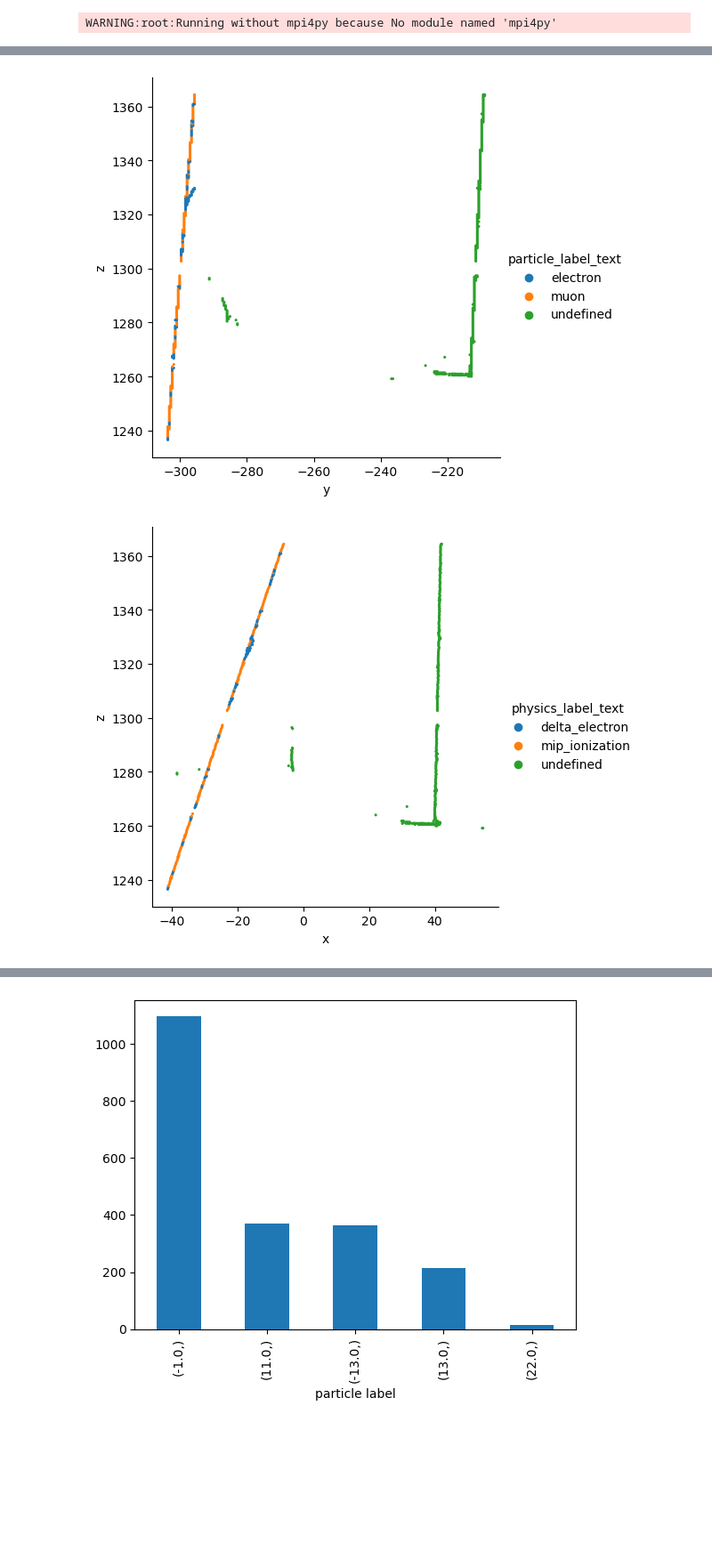
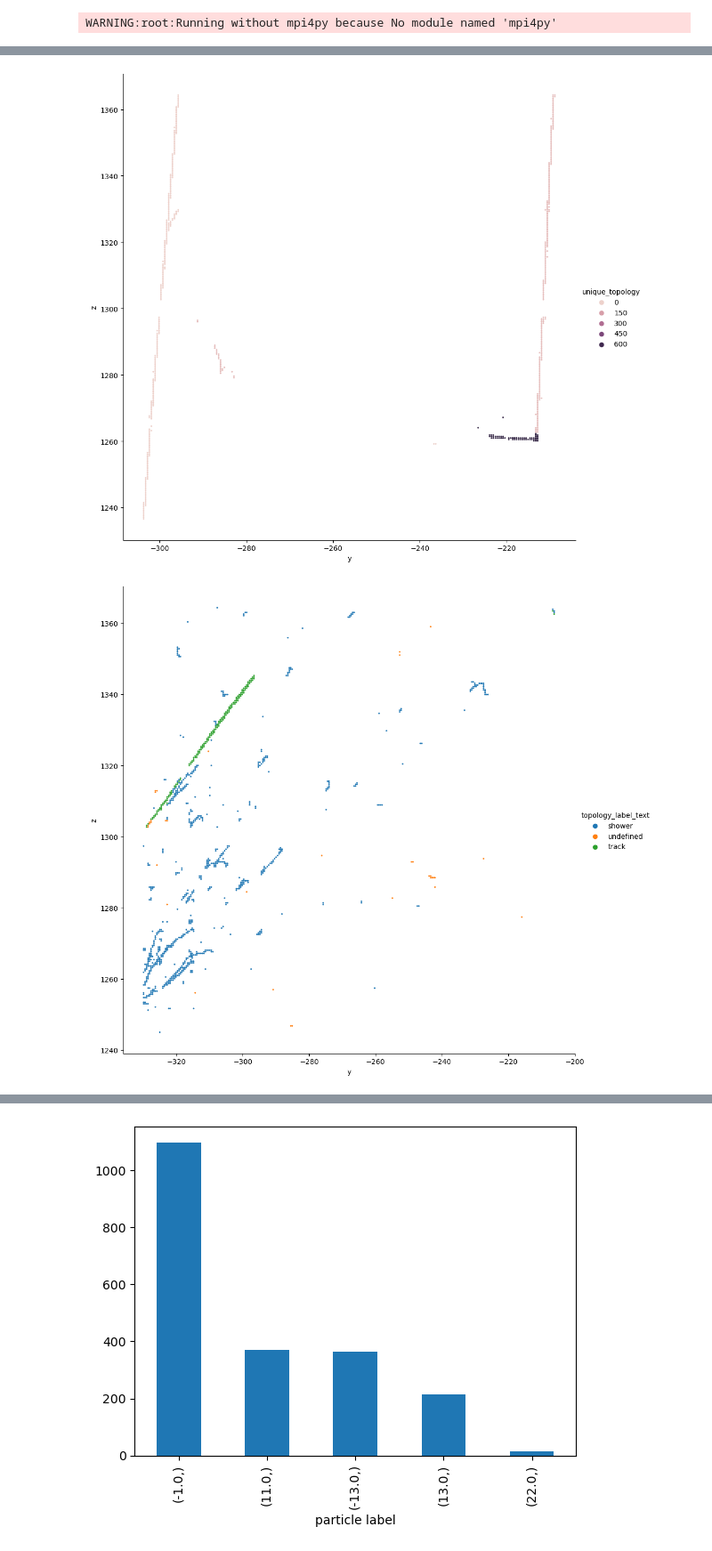
Before and after one commit to Neutron-Calibration-in-DUNE/ArrakisND, a Jupyter notebook: notebooks/test_arrakis.ipynb, the cells around one changed output, grey strips where cells are left out. Shown at 89% size. Drawn from its saved outputs; the diff is of its cells as text; code cells hidden in the pictures; blank space fills up the shorter version.

Commit message:
iterating on labels/logic design.  Made some progress on shower labeling, but it still needs work

```diff
--- a/notebooks/test_arrakis.ipynb
+++ b/notebooks/test_arrakis.ipynb
@@ -13,7 +13,7 @@ WARNING:root:Running without mpi4py because No module named 'mpi4py'
 # %%
 arr = np.load('../test.npz.arrakis_nd.npz', allow_pickle=True)
 # %%
-event = 4
+event = 1
 # %%
 x = arr['data'].tolist()[event].data['x']
 y = arr['data'].tolist()[event].data['y']
@@ -53,14 +53,16 @@ plt.show()
 # %%
-df = pd.DataFrame(columns=['x', 'y', 'z', 'particle_label', 'physics_label', 'topology_label'])
+df = pd.DataFrame(columns=['x', 'y', 'z', 'particle_label', 'physics_label', 'topology_label', 'unique_topology'])
 particle_label_df = pd.DataFrame.from_dict(arr['meta'].tolist()['particle_labels'], orient='index', columns=['particle_label_text']).reset_index()
 physics_label_df = pd.DataFrame.from_dict(arr['meta'].tolist()['physics_labels'], orient='index', columns=['physics_label_text']).reset_index()
 topology_label_df = pd.DataFrame.from_dict(arr['meta'].tolist()['topology_labels'], orient='index', columns=['topology_label_text']).reset_index()
 df['x'] = arr['data'].tolist()[event].data['x']
 df['y'] = arr['data'].tolist()[event].data['y']
 df['z'] = arr['data'].tolist()[event].data['z']
+df['Q'] = arr['data'].tolist()[event].data['Q'].astype(float)
 df['particle_label'] = arr['data'].tolist()[event].data['particle_label']
 df['physics_label'] = arr['data'].tolist()[event].data['physics_label']
 df['topology_label'] = arr['data'].tolist()[event].data['topology_label']
+df['unique_topology'] = arr['data'].tolist()[event].data['unique_topology']
 df_1 = df.merge(particle_label_df, how='left', left_on='particle_label', right_on='index')
 df_2 = df_1.merge(physics_label_df, how='left', left_on='physics_label', right_on='index')
 df_3 = df_2.merge(topology_label_df, how='left', left_on='topology_label', right_on='index')
@@ -77,22 +94,24 @@ df_1.head()
 # %%
 sn.relplot(
     data=df_3,
     x="y", y="z",
-    hue="particle_label_text",
+    hue="unique_topology",
     linewidth=0,
-    s=5
+    s=5,
+    height=10
 )
 plt.show()
 # %% [output]
-[figure, old version]
+[figure, new version]
 # %%
 sn.relplot(
     data=df_3,
-    x="x", y="z",
-    hue="physics_label_text",
+    x="y", y="z",
+    hue="topology_label_text",
     linewidth=0,
-    s=5
+    s=5,
+    height=10
 )
 plt.show()
 # %% [output]
-[figure, old version]
+[figure, new version]
```
Also changed, not shown: parts of 8 cells of this notebook, 4 other files.
